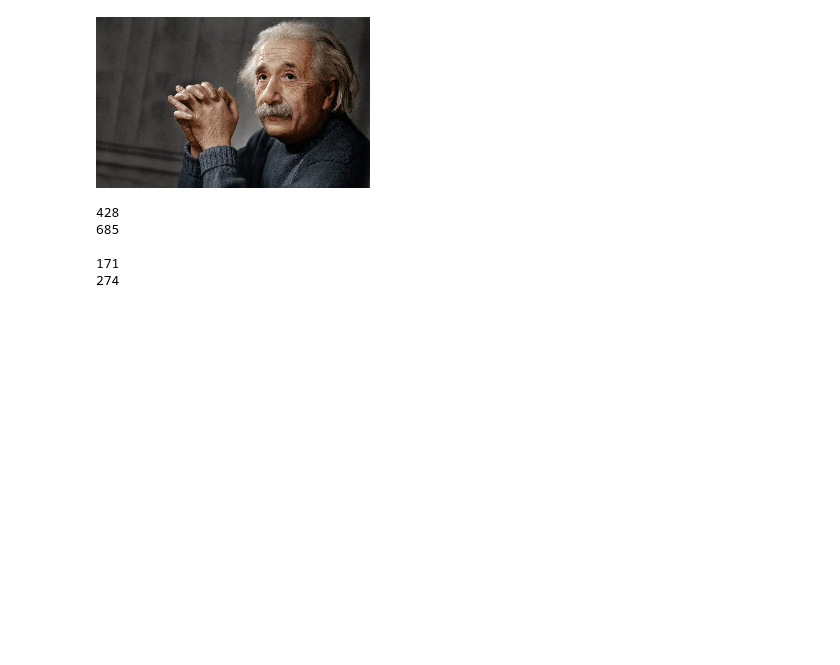
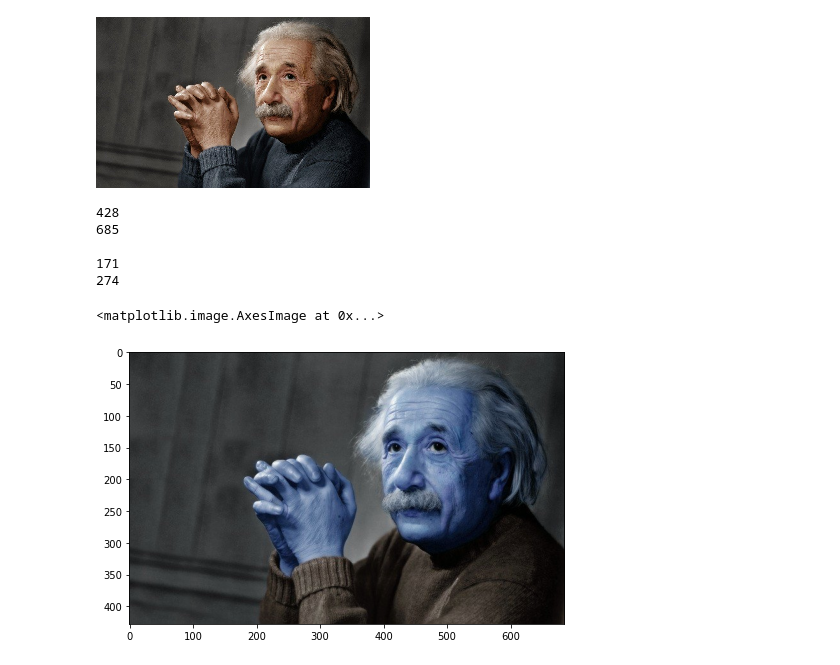
Before and after one commit to pepemesquita/Learning_AI, a Jupyter notebook: Começo_Visão_Computacional.ipynb, the cells around one changed output. Drawn from its saved outputs; the diff is of its cells as text; code cells hidden in the pictures; blank space fills up the shorter version.

```diff
--- a/Começo_Visão_Computacional.ipynb
+++ b/Começo_Visão_Computacional.ipynb
@@ -198,3 +198,15 @@ print(colunas)
 
 171
 274
+# %%
+largura = imagem.shape[1]
+altura = imagem.shape[0]
+proporcao = float(altura /largura)
+largura_nova = 200
+altura_nova = int(largura_nova*proporcao)
+
+fig = plt.figure(figsize=(8, 5))
+plt.imshow(imagem, cmap = plt.cm.gray)
+# %% [output]
+<matplotlib.image.AxesImage at 0x...>
+[figure, added]
```
Also changed, not shown: parts of 5 cells of this notebook.
